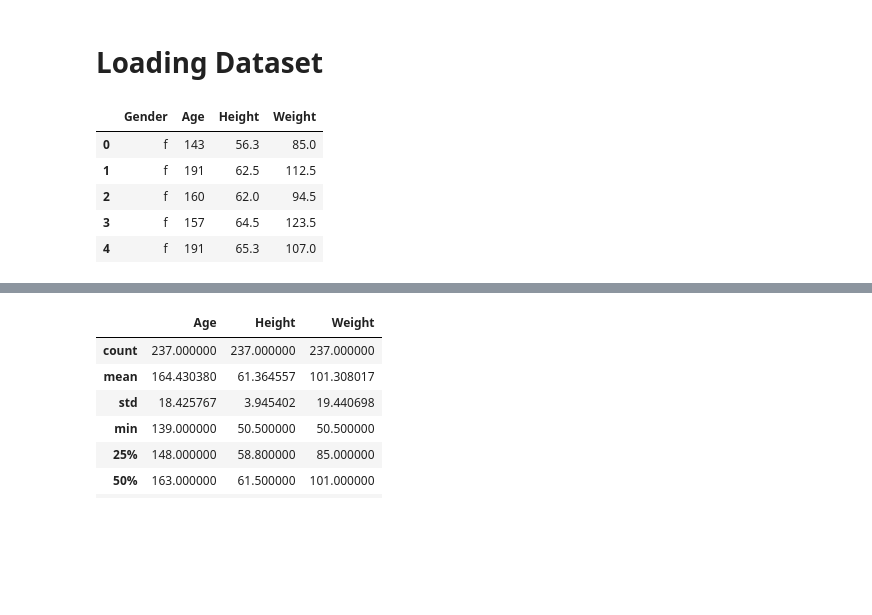
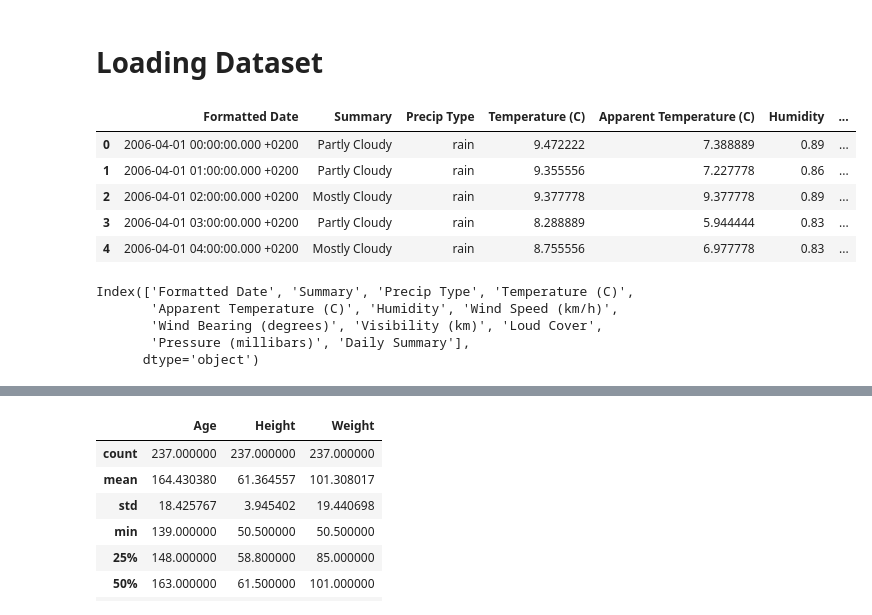
Before and after one commit to NandaCj/data-science-class, a Jupyter notebook: Python/machine_learning/Lin_reg_height_weight_dataset_analysis.ipynb, the cells around one changed output, grey strips where cells are left out. Cells and saved outputs as stored; diff of their text form; code cells hidden in the pictures; blank space fills up the shorter version.

```diff
--- a/Python/machine_learning/Lin_reg_height_weight_dataset_analysis.ipynb
+++ b/Python/machine_learning/Lin_reg_height_weight_dataset_analysis.ipynb
@@ -25,13 +25,22 @@ from sklearn.model_selection import train_test_split
 # %% [markdown]
 # Loading Dataset
 # %%
-data_file = 'height_weight_dataset.csv' # make sure the path of the file is correct
+data_file = 'weatherHistory.csv' # make sure the path of the file is correct
 df = pd.read_csv(data_file)
 df.head()
 # %% [output]
-|  | Gender | Age | Height | Weight |
-| 0 | f | 143 | 56.3 | 85.0 |
-| 1 | f | 191 | 62.5 | 112.5 |
-| 2 | f | 160 | 62.0 | 94.5 |
-| 3 | f | 157 | 64.5 | 123.5 |
-| 4 | f | 191 | 65.3 | 107.0 |
+|  | Formatted Date | Summary | Precip Type | Temperature (C) | Apparent Temperature (C) | Humidity | ... |
+| 0 | 2006-04-01 00:00:00.000 +0200 | Partly Cloudy | rain | 9.472222 | 7.388889 | 0.89 | ... |
+| 1 | 2006-04-01 01:00:00.000 +0200 | Partly Cloudy | rain | 9.355556 | 7.227778 | 0.86 | ... |
+| 2 | 2006-04-01 02:00:00.000 +0200 | Mostly Cloudy | rain | 9.377778 | 9.377778 | 0.89 | ... |
+| 3 | 2006-04-01 03:00:00.000 +0200 | Partly Cloudy | rain | 8.288889 | 5.944444 | 0.83 | ... |
+| 4 | 2006-04-01 04:00:00.000 +0200 | Mostly Cloudy | rain | 8.755556 | 6.977778 | 0.83 | ... |
+# %%
+# df.plot(x='Humidity', y'Pressure (millibars)', kind='scatter')
+df.columns
+# %% [output]
+Index(['Formatted Date', 'Summary', 'Precip Type', 'Temperature (C)',
+       'Apparent Temperature (C)', 'Humidity', 'Wind Speed (km/h)',
+       'Wind Bearing (degrees)', 'Visibility (km)', 'Loud Cover',
+       'Pressure (millibars)', 'Daily Summary'],
+      dtype='object')
```
Also changed, not shown: parts of 4 cells of this notebook, 37 other files.
